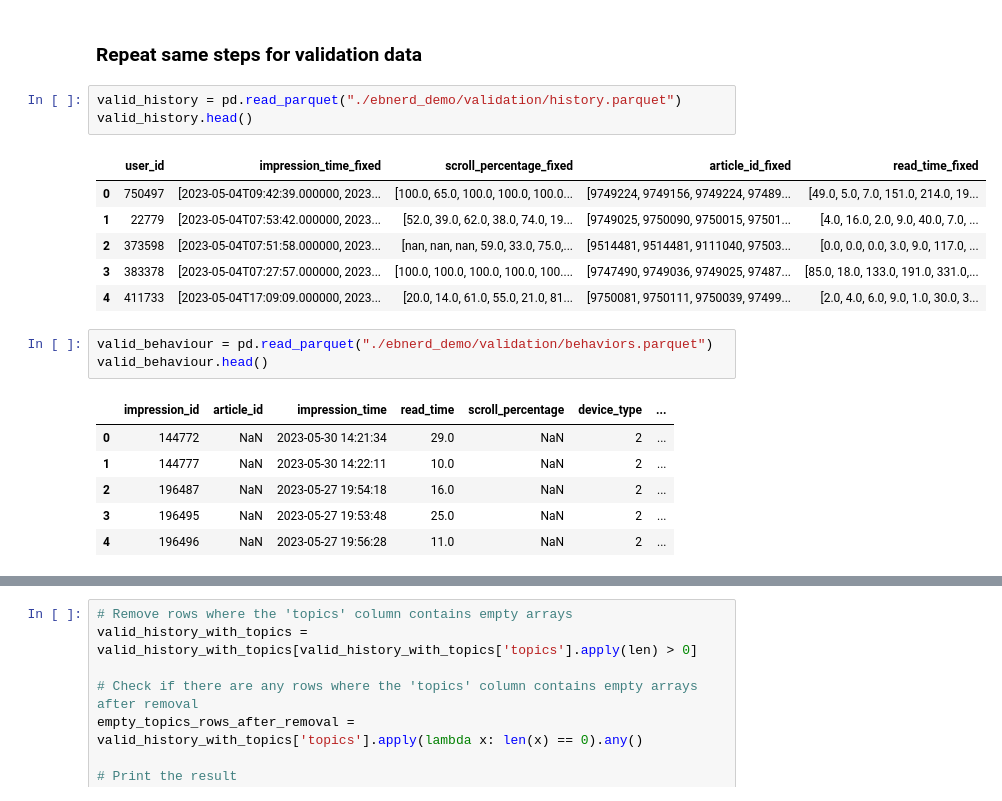
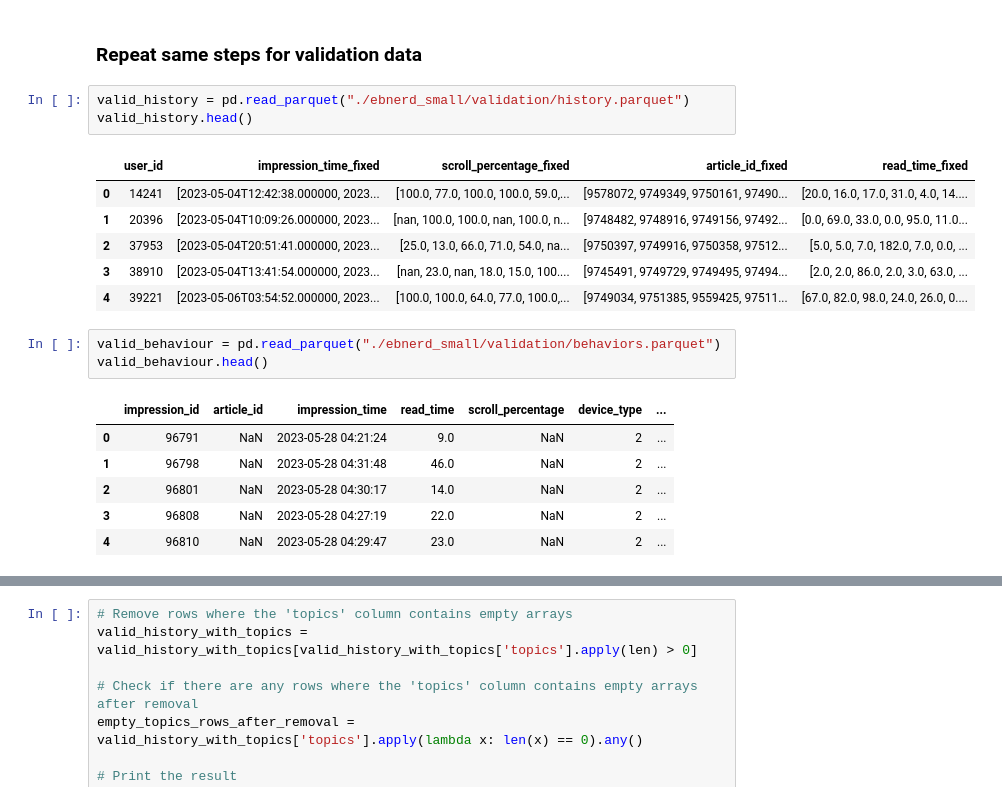
Before and after one commit to benceisonline/AAU-Project-6-Backend-2024, a Jupyter notebook: Collaborative_Filtering/LightFM_Dataprep.ipynb, the cells around one changed output, grey strips where cells are left out. Drawn from its saved outputs; the diff is of its cells as text.

```diff
--- a/Collaborative_Filtering/LightFM_Dataprep.ipynb
+++ b/Collaborative_Filtering/LightFM_Dataprep.ipynb
@@ -408,25 +408,25 @@ Data saved to exported_data/train_data.csv
 # %% [markdown]
 ### Repeat same steps for validation data
 # %%
-valid_history = pd.read_parquet("./ebnerd_demo/validation/history.parquet")
+valid_history = pd.read_parquet("./ebnerd_small/validation/history.parquet")
 valid_history.head()
 # %% [output]
 |  | user_id | impression_time_fixed | scroll_percentage_fixed | article_id_fixed | read_time_fixed |
-| 0 | 750497 | [2023-05-04T09:42:39.000000, 2023... | [100.0, 65.0, 100.0, 100.0, 100.0... | [9749224, 9749156, 9749224, 97489... | [49.0, 5.0, 7.0, 151.0, 214.0, 19... |
-| 1 | 22779 | [2023-05-04T07:53:42.000000, 2023... | [52.0, 39.0, 62.0, 38.0, 74.0, 19... | [9749025, 9750090, 9750015, 97501... | [4.0, 16.0, 2.0, 9.0, 40.0, 7.0, ... |
-| 2 | 373598 | [2023-05-04T07:51:58.000000, 2023... | [nan, nan, nan, 59.0, 33.0, 75.0,... | [9514481, 9514481, 9111040, 97503... | [0.0, 0.0, 0.0, 3.0, 9.0, 117.0, ... |
-| 3 | 383378 | [2023-05-04T07:27:57.000000, 2023... | [100.0, 100.0, 100.0, 100.0, 100.... | [9747490, 9749036, 9749025, 97487... | [85.0, 18.0, 133.0, 191.0, 331.0,... |
-| 4 | 411733 | [2023-05-04T17:09:09.000000, 2023... | [20.0, 14.0, 61.0, 55.0, 21.0, 81... | [9750081, 9750111, 9750039, 97499... | [2.0, 4.0, 6.0, 9.0, 1.0, 30.0, 3... |
+| 0 | 14241 | [2023-05-04T12:42:38.000000, 2023... | [100.0, 77.0, 100.0, 100.0, 59.0,... | [9578072, 9749349, 9750161, 97490... | [20.0, 16.0, 17.0, 31.0, 4.0, 14.... |
+| 1 | 20396 | [2023-05-04T10:09:26.000000, 2023... | [nan, 100.0, 100.0, nan, 100.0, n... | [9748482, 9748916, 9749156, 97492... | [0.0, 69.0, 33.0, 0.0, 95.0, 11.0... |
+| 2 | 37953 | [2023-05-04T20:51:41.000000, 2023... | [25.0, 13.0, 66.0, 71.0, 54.0, na... | [9750397, 9749916, 9750358, 97512... | [5.0, 5.0, 7.0, 182.0, 7.0, 0.0, ... |
+| 3 | 38910 | [2023-05-04T13:41:54.000000, 2023... | [nan, 23.0, nan, 18.0, 15.0, 100.... | [9745491, 9749729, 9749495, 97494... | [2.0, 2.0, 86.0, 2.0, 3.0, 63.0, ... |
+| 4 | 39221 | [2023-05-06T03:54:52.000000, 2023... | [100.0, 100.0, 64.0, 77.0, 100.0,... | [9749034, 9751385, 9559425, 97511... | [67.0, 82.0, 98.0, 24.0, 26.0, 0.... |
 # %%
-valid_behaviour = pd.read_parquet("./ebnerd_demo/validation/behaviors.parquet")
+valid_behaviour = pd.read_parquet("./ebnerd_small/validation/behaviors.parquet")
 valid_behaviour.head()
 # %% [output]
 |  | impression_id | article_id | impression_time | read_time | scroll_percentage | device_type | ... |
-| 0 | 144772 | NaN | 2023-05-30 14:21:34 | 29.0 | NaN | 2 | ... |
-| 1 | 144777 | NaN | 2023-05-30 14:22:11 | 10.0 | NaN | 2 | ... |
-| 2 | 196487 | NaN | 2023-05-27 19:54:18 | 16.0 | NaN | 2 | ... |
-| 3 | 196495 | NaN | 2023-05-27 19:53:48 | 25.0 | NaN | 2 | ... |
-| 4 | 196496 | NaN | 2023-05-27 19:56:28 | 11.0 | NaN | 2 | ... |
+| 0 | 96791 | NaN | 2023-05-28 04:21:24 | 9.0 | NaN | 2 | ... |
+| 1 | 96798 | NaN | 2023-05-28 04:31:48 | 46.0 | NaN | 2 | ... |
+| 2 | 96801 | NaN | 2023-05-28 04:30:17 | 14.0 | NaN | 2 | ... |
+| 3 | 96808 | NaN | 2023-05-28 04:27:19 | 22.0 | NaN | 2 | ... |
+| 4 | 96810 | NaN | 2023-05-28 04:29:47 | 23.0 | NaN | 2 | ... |
 # %%
 valid_inview_temp = valid_behaviour.groupby('user_id')['article_ids_inview'].agg(lambda x: list(set(y for sublist in x for y in sublist))).reset_index()
 valid_inview_temp.columns = ['user_id', 'article_ids_inview']
```
Also changed, not shown: parts of 20 cells of this notebook, 5 other files.
